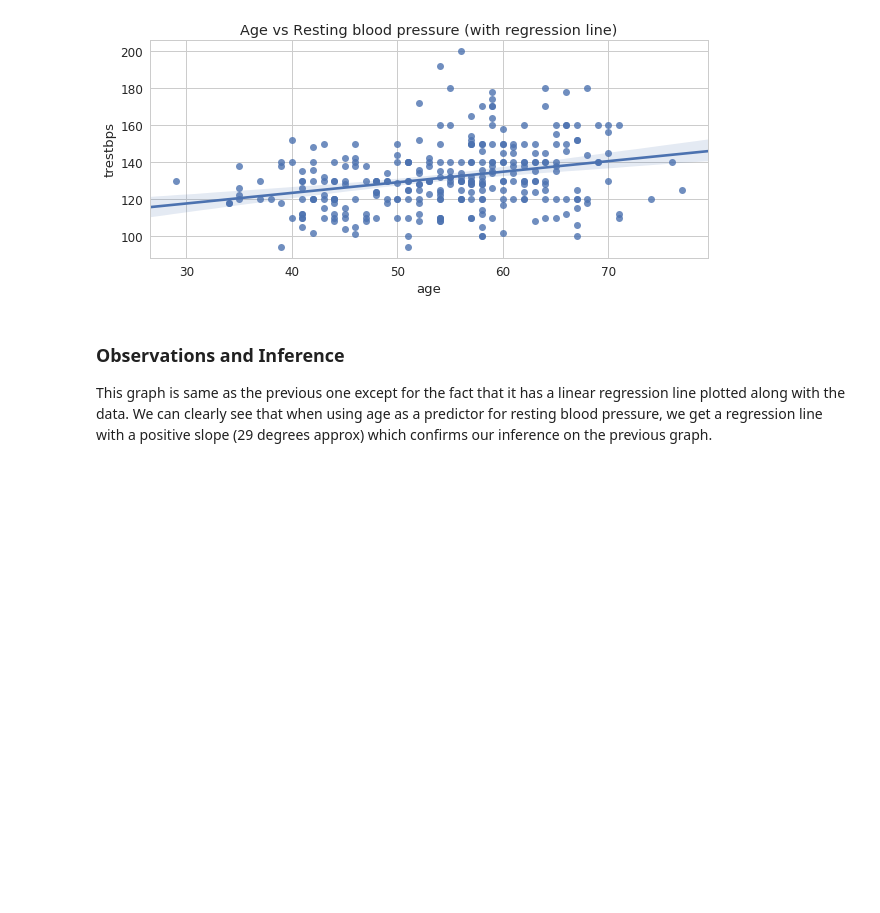
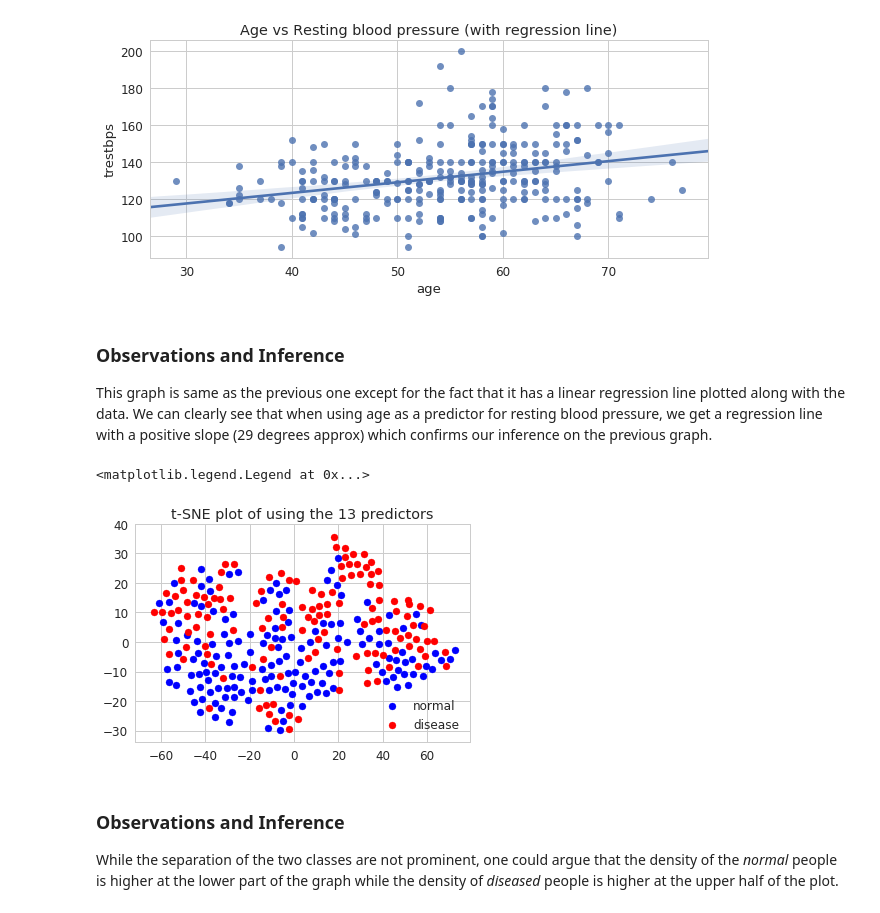
Before and after one commit to Nilabhra/jacobs_da_2017, a Jupyter notebook: assignment_1/assignment1.ipynb, the cells around one changed output. Saved outputs shown, nothing was run; the diff lists cells and outputs as text; code cells hidden in the pictures; blank space fills up the shorter version.

Commit message:
t-SNE plot added

```diff
--- a/assignment_1/assignment1.ipynb
+++ b/assignment_1/assignment1.ipynb
@@ -69,7 +71,7 @@ data.shape
 In the given dataset, the attribute **num** determines if the data point corresponds to a person with heart disease.
 **num** has 4 different values associated with it (0, 1, 2, 3, 4). The values greater than 0 each correspond to a type of heart disease. We have decided we would analyze the binary condition, i.e. simply if a person has a heart disease or not. Thus, we are substituiting all zeros with **_normal_** and all values greater than zero with **_disease_** in the **num** attribute.
 # %%
-data['num'] = data['num'].apply(lambda x: 'normal' if x == 0 else 'disease')
+data['num_named'] = data['num'].apply(lambda x: 'normal' if x == 0 else 'disease')
 # %%
 sns.set(font_scale=1.2)
 sns.set_style("whitegrid")
@@ -252,3 +255,24 @@ _ = fig.add_subplot(f)
 # %% [markdown]
 ### Observations and Inference
 This graph is same as the previous one except for the fact that it has a linear regression line plotted along with the data. We can clearly see that when using age as a predictor for resting blood pressure, we get a regression line with a positive slope (29 degrees approx) which confirms our inference on the previous graph.
+# %%
+data_reduced = data[['age', 'cp', 'trestbps', 'chol', 'fbs', 'restecg', 'thalach',\
+           'exang', 'oldpeak', 'ca']]
+data_reduced = pd.concat([data_reduced, pd.get_dummies(data['slope'])], axis=1)
+data_reduced = pd.concat([data_reduced, pd.get_dummies(data['thal'])], axis=1)
+data_reduced = pd.concat([data_reduced, pd.get_dummies(data['sex'])], axis=1)
+data_reduced = data_reduced.as_matrix()
+# %%
+data_embedded = TSNE(n_components=2, n_iter=1000, init='pca', early_exaggeration=4,
+                    learning_rate=20, perplexity=40).fit_transform(data_reduced)
+# %%
+plt.scatter(x=data_embedded[data['num'].values == 0, 0], y=data_embedded[data['num'].values == 0, 1], c='b')
+plt.scatter(x=data_embedded[data['num'].values > 0, 0], y=data_embedded[data['num'].values > 0, 1], c='r')
+plt.title('t-SNE plot of using the 13 predictors')
+plt.legend(labels=data['num_named'].values)
+# %% [output]
+<matplotlib.legend.Legend at 0x...>
+[figure, added]
+# %% [markdown]
+### Observations and Inference
+While the separation of the two classes are not prominent, one could argue that the density of the *normal* people is higher at the lower part of the graph while the density of *diseased* people is higher at the upper half of the plot.
```
Also changed, not shown: parts of 5 cells of this notebook.
